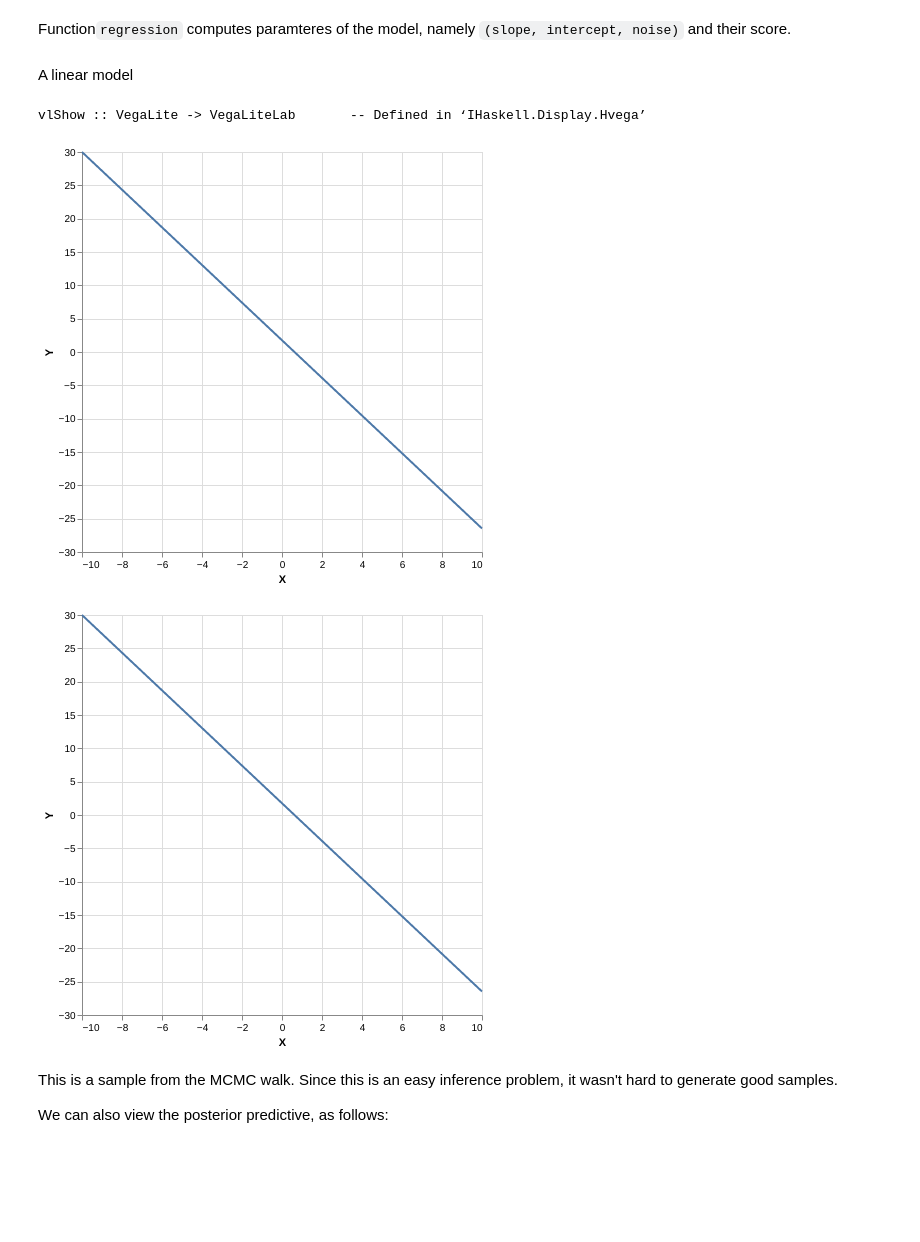
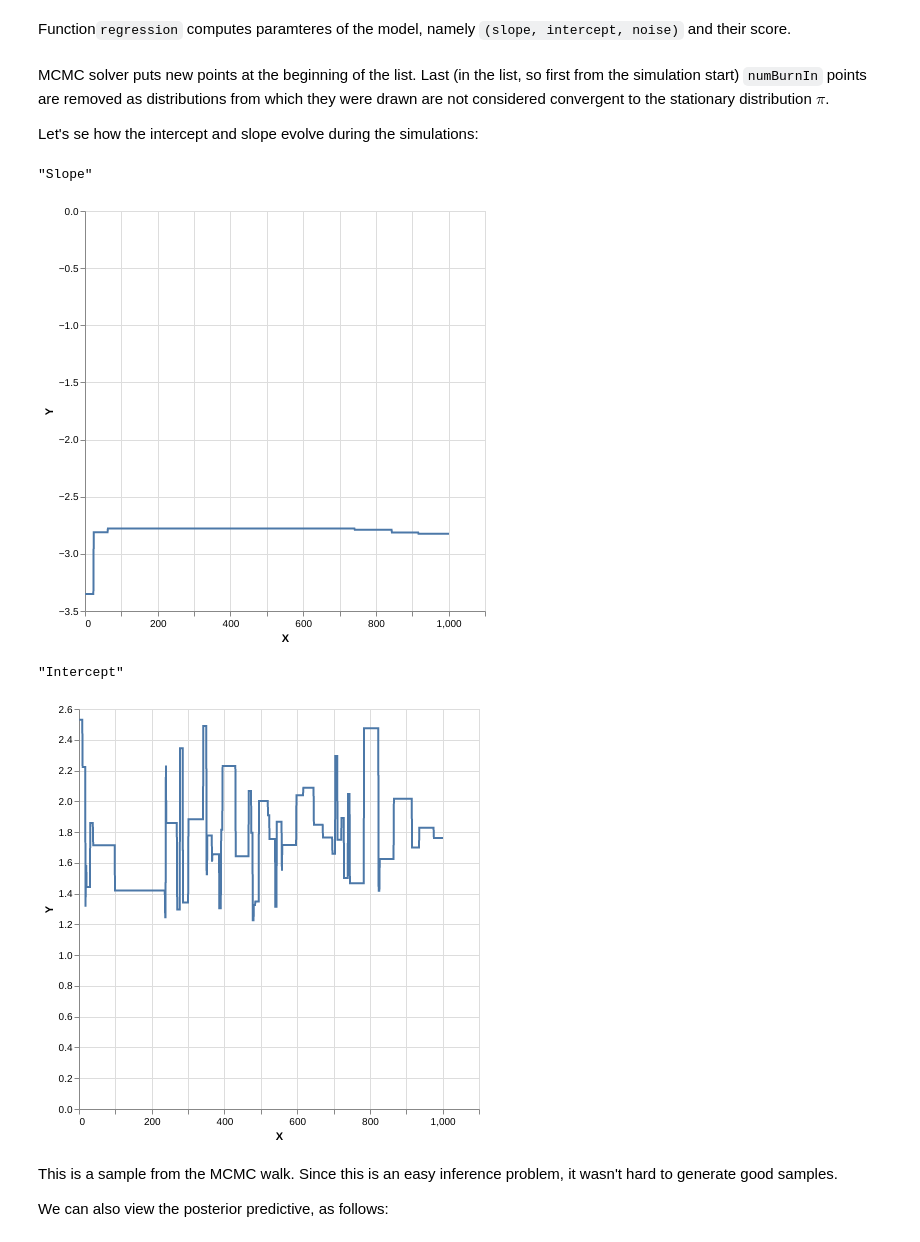
Before and after one commit to tweag/monad-bayes, a Jupyter notebook: notebooks/tutorials/MCMC.ipynb, the cells around one changed output. Drawn from its saved outputs; the diff is of its cells as text; code cells hidden in the pictures; blank space fills up the shorter version.

```diff
--- a/notebooks/tutorials/MCMC.ipynb
+++ b/notebooks/tutorials/MCMC.ipynb
@@ -120,16 +106,24 @@ mcmcConfig = MCMCConfig {numMCMCSteps = 1000, numBurnIn = 500, proposal = Single
 mhRunsRegression <- sampleIOfixed . unweighted . mcmc mcmcConfig $ uncurry regression (unzip regressionSamples)
-# %% [markdown]
-A linear model
-# %%
-:i vlShow
-# %% [output]
-vlShow :: VegaLite -> VegaLiteLab       -- Defined in ‘IHaskell.Display.Hvega’
-# %%
-plot (range, (\(s,i,_) -> (s,i)) $ head mhRunsRegression)
-plot (range, (\(s,i,_) -> (s,i)) $ head mhRunsRegression)
-# %% [output]
-[figure, removed]
-[figure, removed]
+# %% [markdown]
+MCMC solver puts new points at the beginning of the list. Last (in the list, so first from the simulation start) `numBurnIn` points are removed as distributions from which they were drawn are not considered convergent to the stationary distribution $\pi$.
+
+Let's se how the intercept and slope evolve during the simulations:
+# %%
+print "Slope"
+l = length mhRunsRegression
+xs = reverse $ fromIntegral <$> [1..l] ::[Double]
+plot (xs, (\(x,_,_) -> x) <$> mhRunsRegression)
+# %% [output]
+"Slope"
+[figure, added]
+# %%
+print "Intercept"
+l = length mhRunsRegression
+xs = reverse $ fromIntegral <$> [1..l] ::[Double]
+plot (xs, (\(_,x,_) -> x) <$> mhRunsRegression)
+# %% [output]
+"Intercept"
+[figure, added]
 # %% [markdown]
 This is a sample from the MCMC walk. Since this is an easy inference problem, it wasn't hard to generate good samples.
 
```
Also changed, not shown: parts of 8 cells of this notebook, 1 other file.
